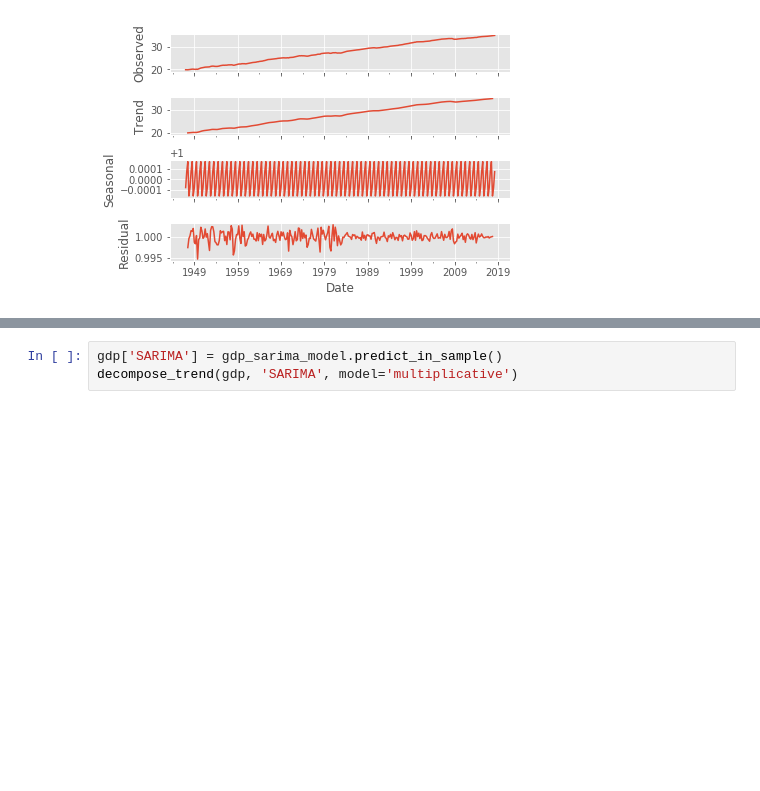
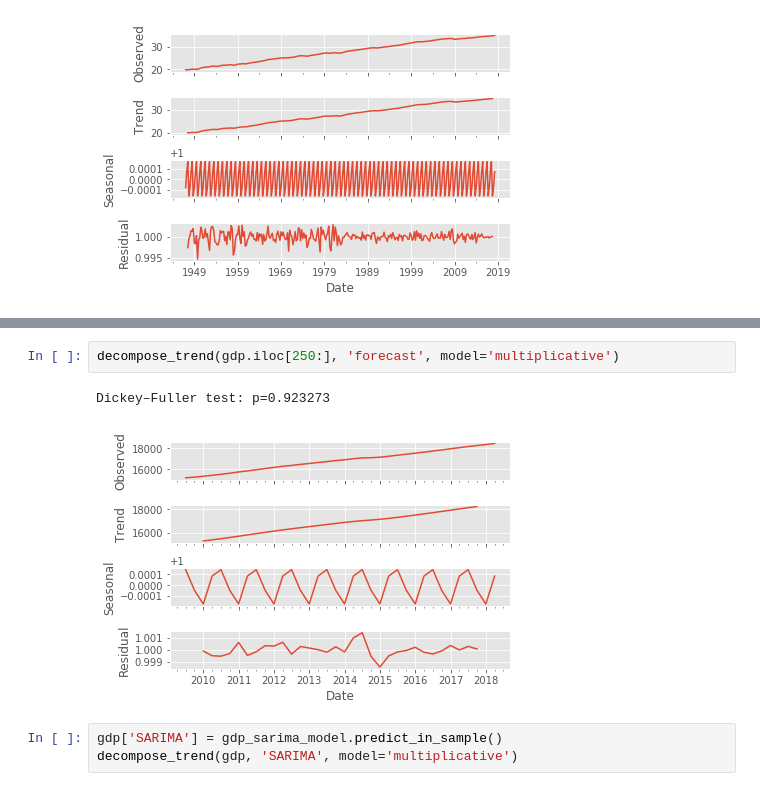
Before and after one commit to dast1/gdp_prediction, a Jupyter notebook: SARIMAX.ipynb, the cells around one changed output, grey strips where cells are left out. Drawn from its saved outputs; the diff is of its cells as text; blank space fills up the shorter version.

```diff
--- a/SARIMAX.ipynb
+++ b/SARIMAX.ipynb
@@ -69,3 +130,8 @@ Total fit time: 193.868 seconds
+# %%
+decompose_trend(gdp.iloc[250:], 'forecast', model='multiplicative')
+# %% [output]
+Dickey–Fuller test: p=0.923273
+[figure, added]
 # %%
 gdp['SARIMA'] = gdp_sarima_model.predict_in_sample()
 decompose_trend(gdp, 'SARIMA', model='multiplicative')
```
Also changed, not shown: parts of 5 cells of this notebook, 2 other files.
